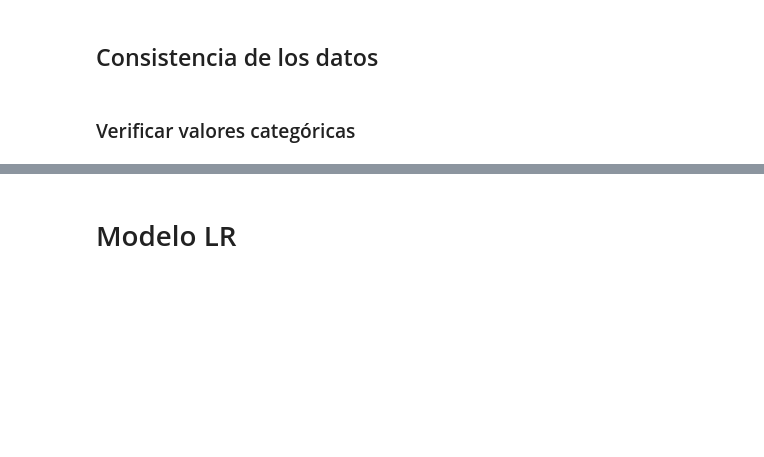
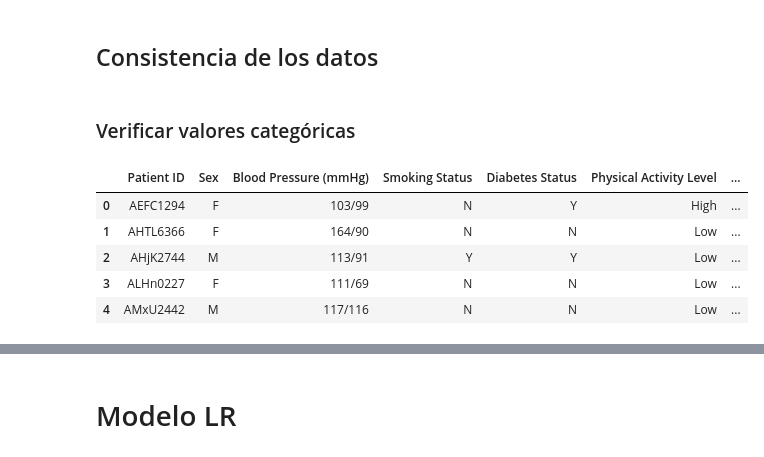
Before and after one commit to ML-2026-10/Lab1-LinearRegression, a Jupyter notebook: ml_lab1.ipynb, the cells around one changed output, grey strips where cells are left out. Saved outputs shown, nothing was run; the diff lists cells and outputs as text; code cells hidden in the pictures; blank space fills up the shorter version.

```diff
--- a/ml_lab1.ipynb
+++ b/ml_lab1.ipynb
@@ -389,6 +389,9 @@ df_resolved = (
 # Verificar el número de filas después de resolver los duplicados parciales
 print(f'Número de filas después de resolver duplicados parciales: {df_resolved.shape[0]}')
 df_resolved.head(5)
+
+
+df_limpieza = df_resolved.copy()
 # %% [output]
 Número de filas antes de resolver duplicados parciales: 1610
 Número de duplicados parciales a resolver: 261
@@ -406,3 +402,14 @@ Número de filas después de resolver duplicados parciales: 1349
 ### Verificar valores categóricas
 # %%
 # Verificar que los valores categóricos sean consistentes
+cat_cols = df_limpieza.select_dtypes(include=['str']).columns
+
+df_cat = df_limpieza[cat_cols].copy()
+df_cat.head()
+# %% [output]
+|  | Patient ID | Sex | Blood Pressure (mmHg) | Smoking Status | Diabetes Status | Physical Activity Level | ... |
+| 0 | AEFC1294 | F | 103/99 | N | Y | High | ... |
+| 1 | AHTL6366 | F | 164/90 | N | N | Low | ... |
+| 2 | AHjK2744 | M | 113/91 | Y | Y | Low | ... |
+| 3 | ALHn0227 | F | 111/69 | N | N | Low | ... |
+| 4 | AMxU2442 | M | 117/116 | N | N | Low | ... |
```
Also changed, not shown: parts of 6 cells of this notebook.
